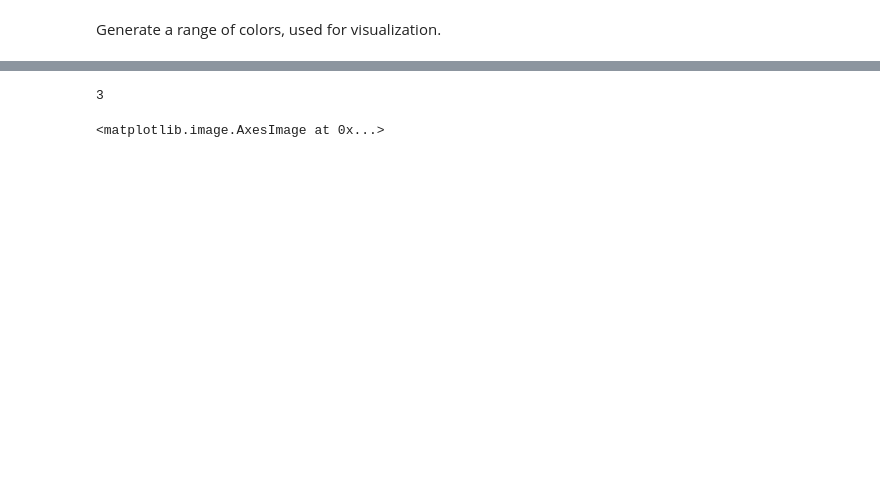
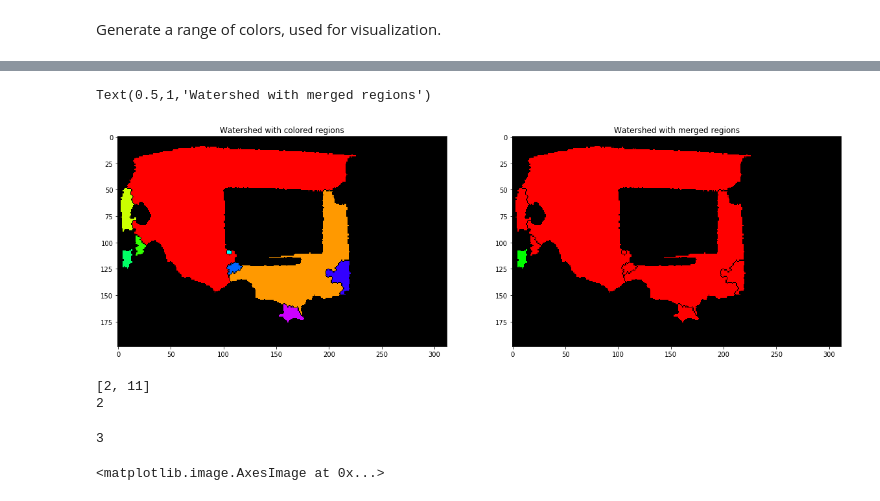
Before and after one commit to ClausHolmgaard/Playground, a Jupyter notebook: ImageProcessing/RANSAC/RansacOnPointcloud_2.ipynb, the cells around one changed output, grey strips where cells are left out. Cells and saved outputs as stored; diff of their text form; code cells hidden in the pictures; blank space fills up the shorter version.

```diff
--- a/ImageProcessing/RANSAC/RansacOnPointcloud_2.ipynb
+++ b/ImageProcessing/RANSAC/RansacOnPointcloud_2.ipynb
@@ -379,0 +403,3 @@ Text(0.5,1,'Watershed regions with acceptable color')
+# %%
+x_mat = np.tile(np.arange(0, coord_shape[0]), (coord_shape[1], 1)).T
+print(x_mat)
@@ -379,0 +414,5 @@ Text(0.5,1,'Watershed regions with acceptable color')
+# %%
+coord_mat = np.zeros((coord_shape[0], coord_shape[1], 2))
+print(coord_mat.shape)
+coord_mat[:,:,0] = x_mat
+coord_mat[:,:,1] = y_mat
@@ -379,0 +528,10 @@ Text(0.5,1,'Watershed regions with acceptable color')
+# %%
+#@nb.jit(nb.types.Tuple((nb.int64, nb.int64[:,:]))(nb.int64, nb.int64[:,:]))
+def merge_all_regions(regions, ws):
+    merge_done = True
+    while(merge_done):
+        regions, ws, merge_done = merge_regions(regions, ws)
+        print("Regions left: {}".format(len(regions)))
+
+    print("Done")
+    return regions, ws
@@ -379,0 +540,8 @@ Text(0.5,1,'Watershed regions with acceptable color')
+# %%
+g = good_vals.copy()
+w = np.copy(ws_res)
+
+print("")
+print("Number of regions at start: {}".format(len(good_vals)))
+
+regions, ws = merge_all_regions(g, w)
@@ -380,3 +564,25 @@ Text(0.5,1,'Watershed regions with acceptable color')
+# %%
+f, subs = plt.subplots(1, 2, figsize=(20, 10))
+
+ws_new_regions = np.zeros((ws_res.shape[0], ws_res.shape[1], 3), dtype=np.uint8)
+colors = getDistinctColors(len(regions))
+
+for r in regions:
+    ws_new_regions[ws==r] = next(colors)
+
+subs[0].imshow(ws_res_color)
+subs[0].set_title("Watershed with colored regions")
+subs[1].imshow(ws_new_regions)
+subs[1].set_title("Watershed with merged regions")
+# %% [output]
+Text(0.5,1,'Watershed with merged regions')
+[figure, added]
+# %%
+print(regions)
+print(len(regions))
+# %% [output]
+[2, 11]
+2
 # %%
 ws_res_color = np.zeros((ws_res.shape[0], ws_res.shape[1], 3), dtype=np.uint8)
 # %%
```
Also changed, not shown: parts of 41 cells of this notebook, 23 other files.
